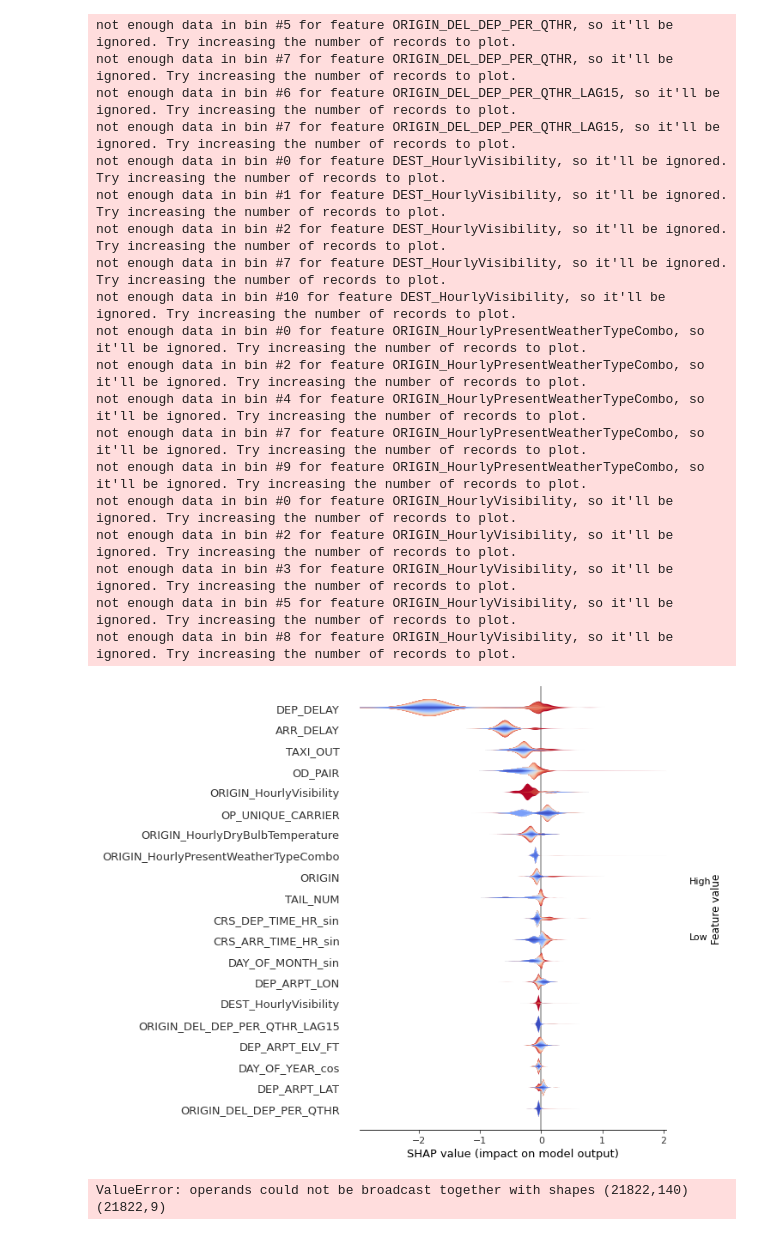
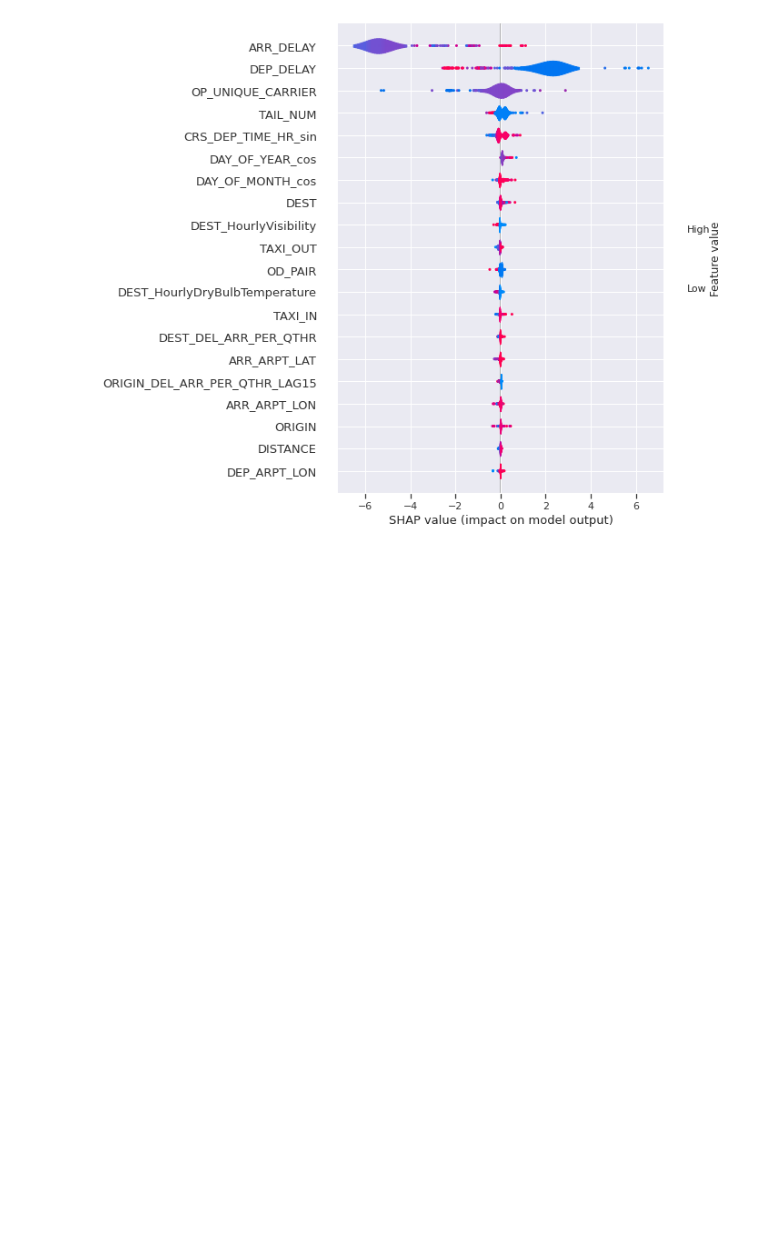
Before and after one commit to btong04/flight-delay-causes, a Jupyter notebook: 5-explain_airline_delay_xgboost_model.ipynb, the cells around one changed output. Cells and saved outputs as stored; diff of their text form; code cells hidden in the pictures; blank space fills up the shorter version.

Commit message:
Updated ML explain and predict.

```diff
--- a/5-explain_airline_delay_xgboost_model.ipynb
+++ b/5-explain_airline_delay_xgboost_model.ipynb
@@ -209,5 +202,8 @@ elif compute_strategy == 'cluster':
     else:
         pd_enc = ddf_enc.compute()
 
+# Reset index for resampling with iloc later on:
+pd_enc = pd_enc.reset_index(drop=True)
+
 X_cmp = pd_enc[feature_cols]
 y_cmp = pd_enc[label_col]
@@ -261,0 +257,16 @@ shap_global_imp_plt(shap_values, feature_cols, 15)
+# %%
+import seaborn as sns
+import matplotlib.pyplot as plt
+
+sns.set(rc={'figure.figsize':(12, 10)})
+
+# Applying normalize param in sklearn.metrics.confusion_matrix results in
+# normalize='pred': precision along main diag. Matrix column sums to 1.
+# normalize='true': recall along the main diag. Matrix row sums to 1.
+cf_matrix = confusion_matrix(y_cmp, y_proba_class, normalize='true')
+
+sns.heatmap(cf_matrix, annot=True, fmt='.2%', cmap='YlGnBu',
+           xticklabels=class_labels, yticklabels=class_labels)
+
+plt.xlabel('Predicted', fontsize=12, weight='bold')
+plt.ylabel('Actual', fontsize=12, weight='bold')
@@ -455,55 +460,14 @@ from sklearn.model_selection import train_test_split
 n_samples = 500
 train_idx, test_idx = train_test_split(np.arange(len(pd_enc)), train_size=n_samples/len(pd_enc), stratify=pd_enc[label_col], random_state=0)
 # %%
-# Density plot for n_samples:
-sel_class = 8 #
+# Density plot for n_samples, given a particular class:
+sel_class = 2 # Select class index to display violin plot.
 
 if pred_model == 'multi_class':
-    shap_value_slice = shap_values[train_idx,sel_class,:]
+    shap_value_slice = shap_values[train_idx, sel_class, :]
 else:
-    shap_value_slice = shap_values[train_idx,:]
+    shap_value_slice = shap_values[train_idx, :]
 
-shap.summary_plot(shap_value_slice, features=X_cmp.iloc[train_idx,:], plot_type='layered_violin')
+shap.summary_plot(shap_value_slice, features=X_cmp.iloc[train_idx, :], plot_type='violin')
 # %% [output]
-not enough data in bin #5 for feature ORIGIN_DEL_DEP_PER_QTHR, so it'll be ignored. Try increasing the number of records to plot.
-not enough data in bin #7 for feature ORIGIN_DEL_DEP_PER_QTHR, so it'll be ignored. Try increasing the number of records to plot.
-not enough data in bin #6 for feature ORIGIN_DEL_DEP_PER_QTHR_LAG15, so it'll be ignored. Try increasing the number of records to plot.
-not enough data in bin #7 for feature ORIGIN_DEL_DEP_PER_QTHR_LAG15, so it'll be ignored. Try increasing the number of records to plot.
-not enough data in bin #0 for feature DEST_HourlyVisibility, so it'll be ignored. Try increasing the number of records to plot.
-not enough data in bin #1 for feature DEST_HourlyVisibility, so it'll be ignored. Try increasing the number of records to plot.
-not enough data in bin #2 for feature DEST_HourlyVisibility, so it'll be ignored. Try increasing the number of records to plot.
-not enough data in bin #7 for feature DEST_HourlyVisibility, so it'll be ignored. Try increasing the number of records to plot.
-not enough data in bin #10 for feature DEST_HourlyVisibility, so it'll be ignored. Try increasing the number of records to plot.
-not enough data in bin #0 for feature ORIGIN_HourlyPresentWeatherTypeCombo, so it'll be ignored. Try increasing the number of records to plot.
-not enough data in bin #2 for feature ORIGIN_HourlyPresentWeatherTypeCombo, so it'll be ignored. Try increasing the number of records to plot.
-not enough data in bin #4 for feature ORIGIN_HourlyPresentWeatherTypeCombo, so it'll be ignored. Try increasing the number of records to plot.
-not enough data in bin #7 for feature ORIGIN_HourlyPresentWeatherTypeCombo, so it'll be ignored. Try increasing the number of records to plot.
-not enough data in bin #9 for feature ORIGIN_HourlyPresentWeatherTypeCombo, so it'll be ignored. Try increasing the number of records to plot.
-not enough data in bin #0 for feature ORIGIN_HourlyVisibility, so it'll be ignored. Try increasing the number of records to plot.
-not enough data in bin #2 for feature ORIGIN_HourlyVisibility, so it'll be ignored. Try increasing the number of records to plot.
-not enough data in bin #3 for feature ORIGIN_HourlyVisibility, so it'll be ignored. Try increasing the number of records to plot.
-not enough data in bin #5 for feature ORIGIN_HourlyVisibility, so it'll be ignored. Try increasing the number of records to plot.
-not enough data in bin #8 for feature ORIGIN_HourlyVisibility, so it'll be ignored. Try increasing the number of records to plot.
-[figure, old version]
+[figure, new version]
-# %%
-from sklearn.metrics import roc_auc_score, accuracy_score
-
-# Convert logit from "raw" output of shap_values to probabilities:
-y_logit = shap_values.sum(axis=1) + shap_expected_values
-y_odds = np.exp(y_logit)
-y_proba = y_odds / (1 + y_odds)
-
-# Combine prediction results:
-pred_df = pd.DataFrame({'y_true': y_cmp.values, 'y_proba': y_proba, 'y_round': np.round(y_proba)})
-pred_df['misclassified'] = pred_df['y_true'] != pred_df['y_round']
-
-# Identify mis-classifications:
-misclassified = pred_df[pred_df['misclassified'] == True]
-print('Accuracy score:', 1-len(misclassified)/len(pred_df))
-print('Number of records misclassified:', len(misclassified))
-
-# Note that AUC score is different than that obtained during inference directly. We computed the probability from adding the "raw" values and converting.
-print('AUC score:', roc_auc_score(pred_df.y_true, pred_df.y_round))
-pred_df
-# %% [output]
-ValueError: operands could not be broadcast together with shapes (21822,140) (21822,9)
```
Also changed, not shown: parts of 19 cells of this notebook, 1 other file.
